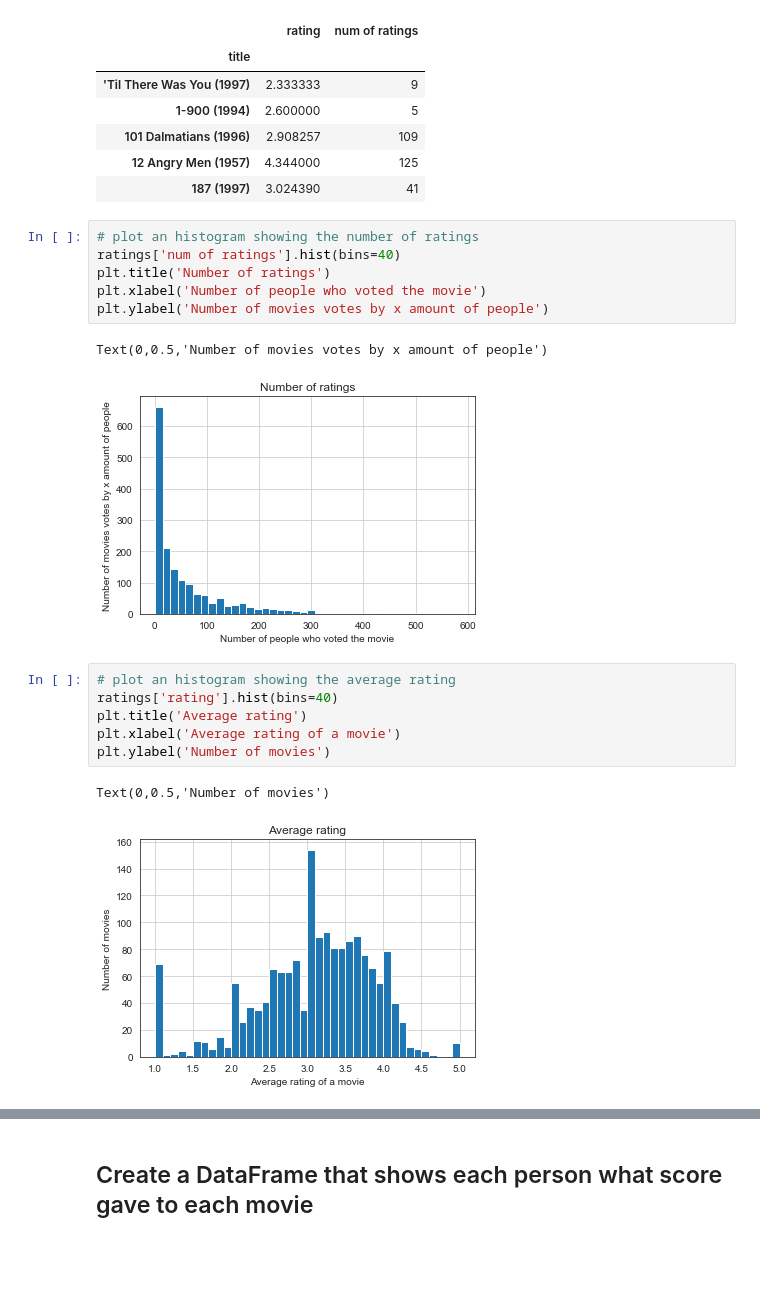
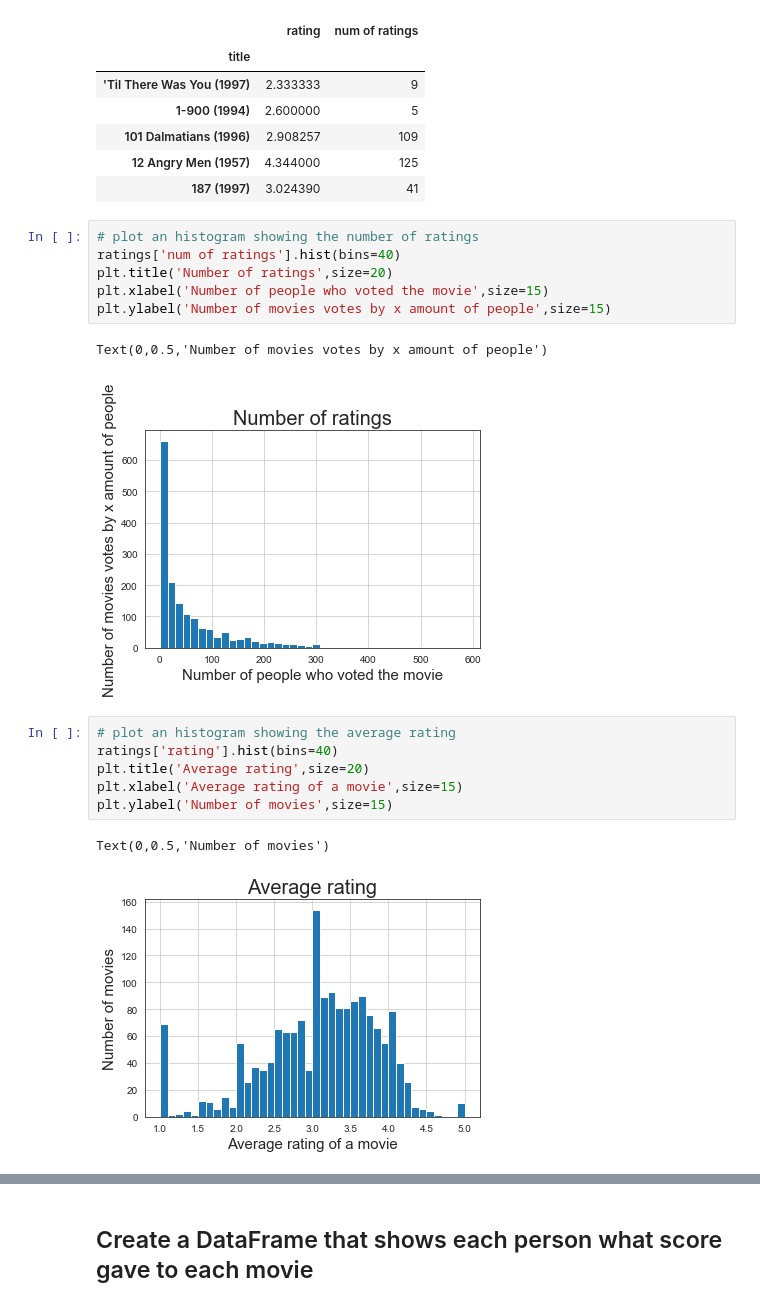
Before and after one commit to NinaPacifico/Movie-recommender, a Jupyter notebook: Recommend similar movies.ipynb, the cells around one changed output, grey strips where cells are left out. Saved outputs shown, nothing was run; the diff lists cells and outputs as text; blank space fills up the shorter version.

```diff
--- a/Recommend similar movies.ipynb
+++ b/Recommend similar movies.ipynb
@@ -87,19 +107,19 @@ ratings.head()
 # %%
 # plot an histogram showing the number of ratings
 ratings['num of ratings'].hist(bins=40)
-plt.title('Number of ratings')
-plt.xlabel('Number of people who voted the movie')
-plt.ylabel('Number of movies votes by x amount of people')
+plt.title('Number of ratings',size=20)
+plt.xlabel('Number of people who voted the movie',size=15)
+plt.ylabel('Number of movies votes by x amount of people',size=15)
 # %% [output]
 Text(0,0.5,'Number of movies votes by x amount of people')
-[figure, old version]
+[figure, new version]
 # %%
 # plot an histogram showing the average rating
 ratings['rating'].hist(bins=40)
-plt.title('Average rating')
-plt.xlabel('Average rating of a movie')
-plt.ylabel('Number of movies')
+plt.title('Average rating',size=20)
+plt.xlabel('Average rating of a movie',size=15)
+plt.ylabel('Number of movies',size=15)
 # %% [output]
 Text(0,0.5,'Number of movies')
-[figure, old version]
+[figure, new version]
 # %%
```
Also changed, not shown: parts of 8 cells of this notebook.
